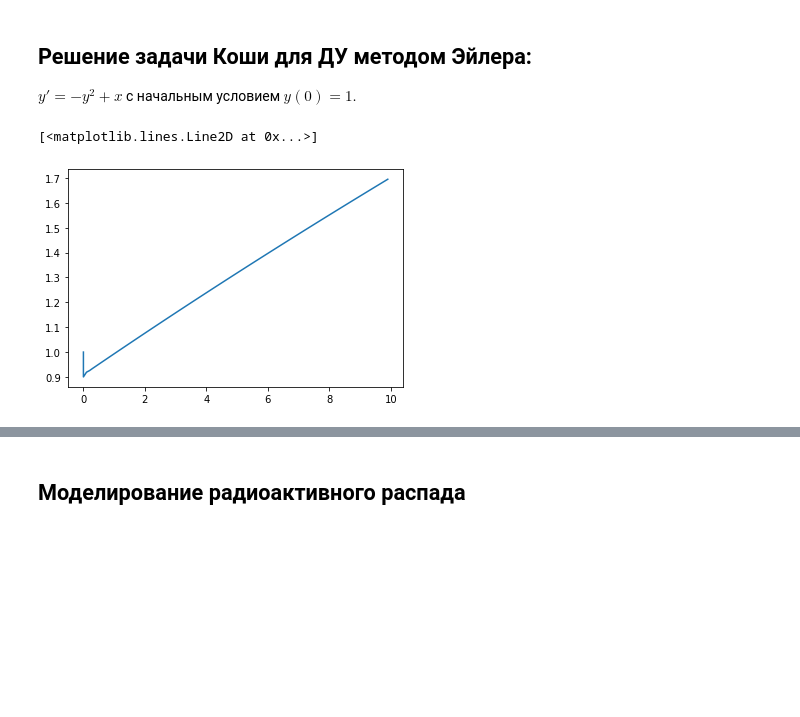
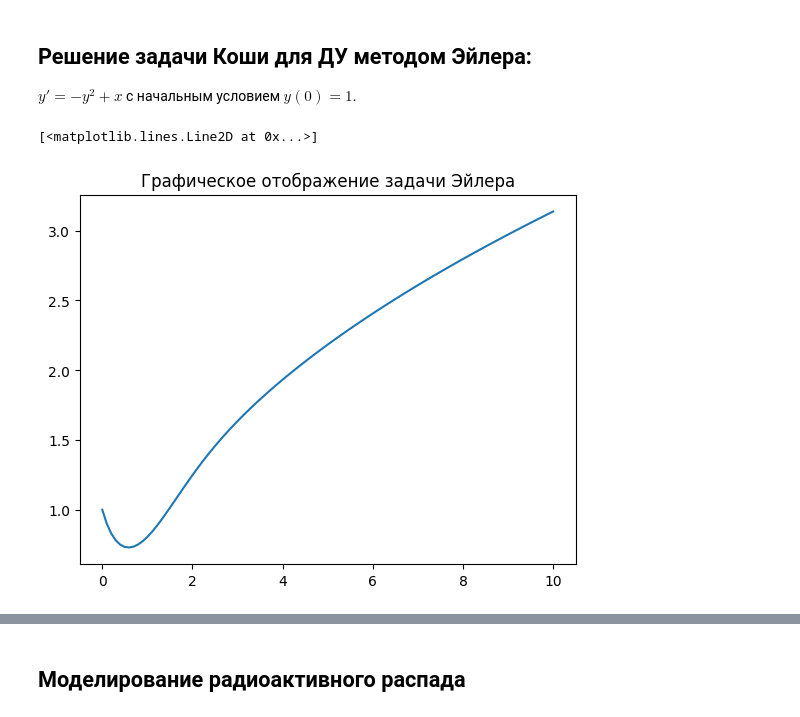
Before and after one commit to Pokulord/PhysModelling, a Jupyter notebook: Lab4.ipynb, the cells around one changed output, grey strips where cells are left out. Cells and saved outputs as stored; diff of their text form; code cells hidden in the pictures; blank space fills up the shorter version.

```diff
--- a/Lab4.ipynb
+++ b/Lab4.ipynb
@@ -103,51 +103,58 @@ $y_i = y_{i−1} + \Delta x f(x_{i−1}, y(x_{i−1})), i = 1, 2, ...$. (2.7)
 
 $y'= −y^2 + x$ с начальным условием $y(0) = 1$.
 # %%
+import numpy as np
+import matplotlib.pyplot as plt
+
+
 def f(x:float, y:float) -> float:
     """
     f(x,y) - функция, стоящая в правой части ДУ
 
     Args:
         x (float): координата x
         y (float): координата y
     """
     return x - y ** 2
 
 def Euler(y0:float = 0,
           x0:float = 1,
           x1:float = 10,
           N : int = 100):
     """
     Функция, возвращающая численные решения ДУ
     первого порядка методом Эйлера
 
     Args:
         y0 (float): начальный y
         x0 (float): начальный x
         x1 (float): правая граница отрезка
         N (int): число узлов координатной сетки
     """
     # Вычисление шага интеграции
-    dx =
+    dx = (x1-x0)/N
 
     # Задать начальные условия
-    x =
-    y =
+    x = []
+    y = []
     x.append(x0)
     y.append(y0)
 
     # Реализация вычислительной схемы Эйлера
     for i in range(N):
+        x.append (x[i] + dx)
+        y.append (y[i] + dx * f(x[i],y[i]))
+    return x, y
 
-    return x, y
+
+x0 = 0
+y0 = 1
+x1 = 10
+N = 100
+
+x,y = Euler(y0, x0, x1, N)
+plt.title("Графическое отображение задачи Эйлера")
+plt.plot(x,y)
+# %% [output]
+[<matplotlib.lines.Line2D at 0x...>]
+[figure, added]
-# %%
-x0 = 0
-y0 = 1
-x1 = 10
-N = 100
-
-x,y = Euler(y0, x0, x1, N)
-plt.plot(x,y)
-# %% [output]
-[<matplotlib.lines.Line2D at 0x...>]
-[figure, removed]
```
Also changed, not shown: parts of 9 cells of this notebook.
